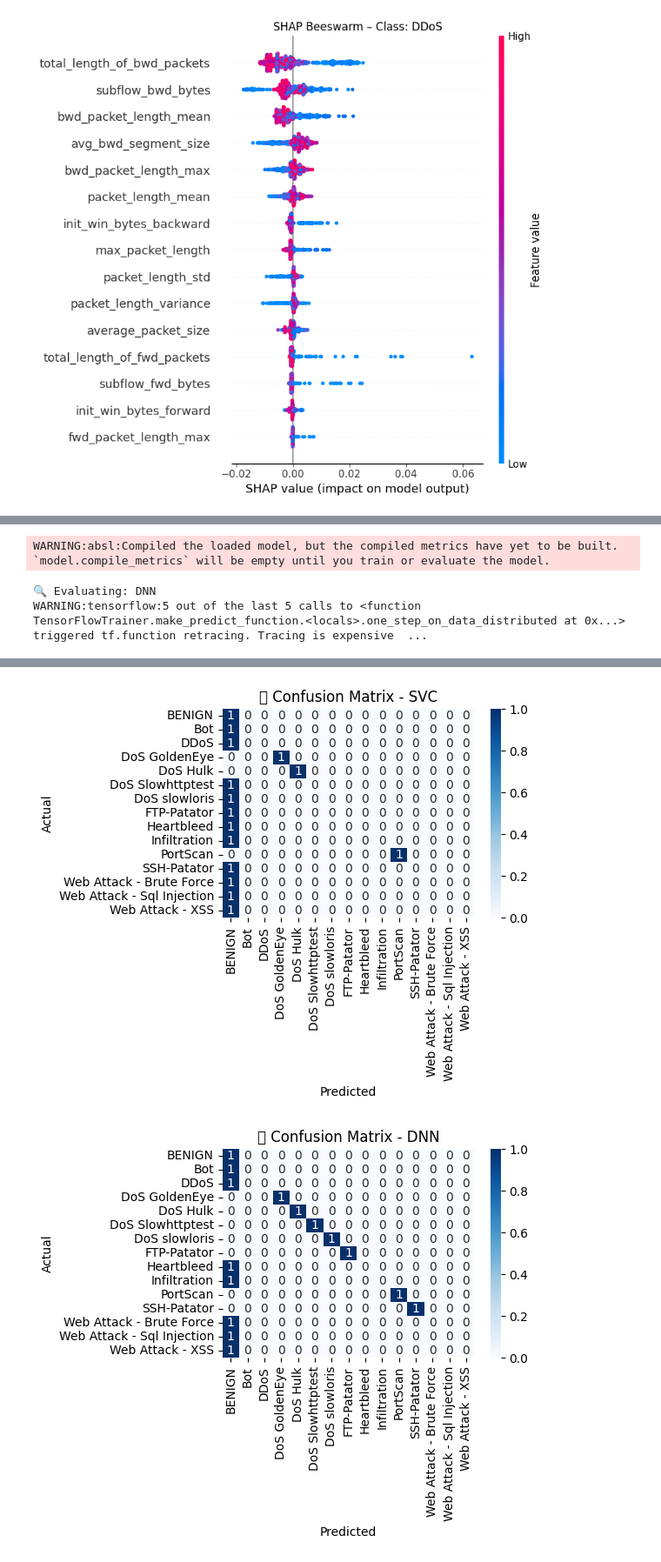
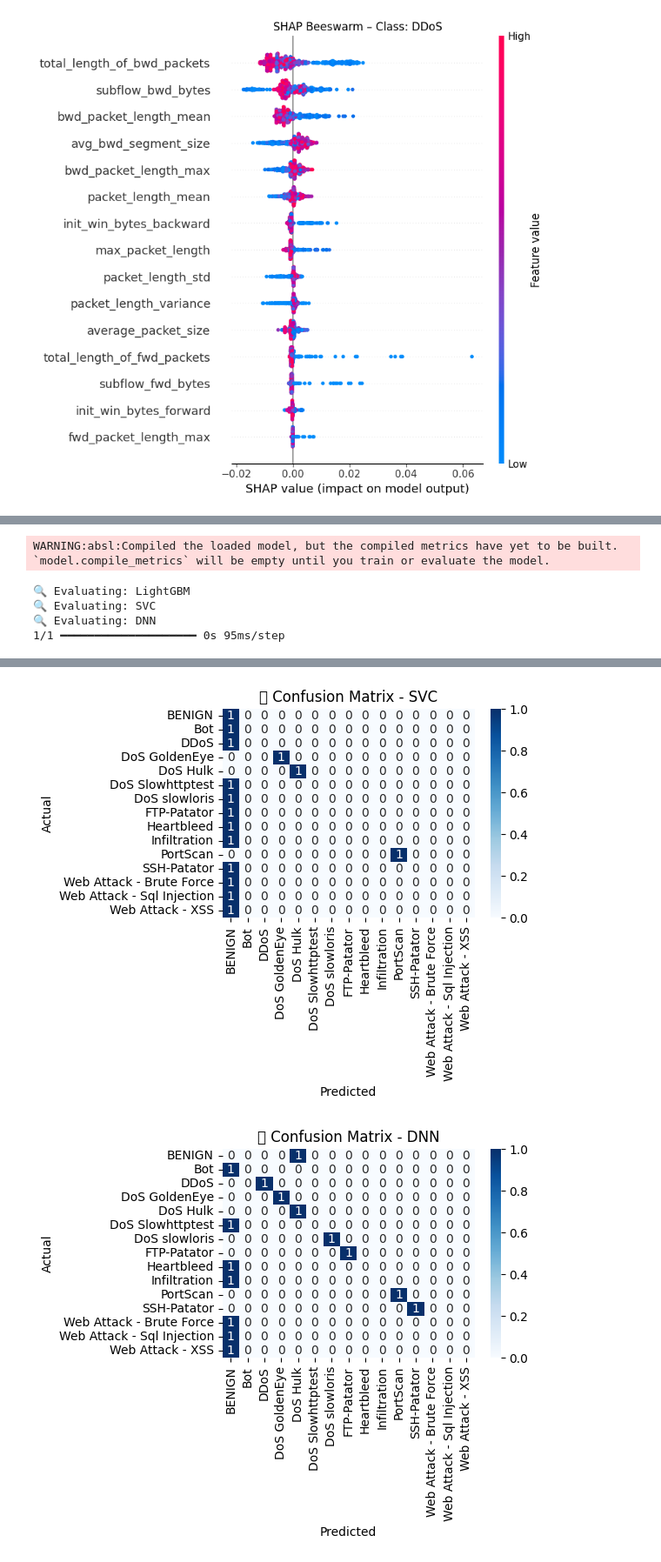
Before and after one commit to thenandansrinivas/XAINIDS, a Jupyter notebook: cicids/models.ipynb, the cells around one changed output, grey strips where cells are left out. Shown: that part at 87% size. Saved outputs shown, nothing was run; the diff lists cells and outputs as text; code cells hidden in the pictures.

Commit message:
completed all steps for 2 datasets CICIDS AND SIMARGL

```diff
--- a/cicids/models.ipynb
+++ b/cicids/models.ipynb
@@ -748,7 +748,7 @@ model_list = [
     "XGBoost", "LightGBM", "SVC", "DNN"
 ]
 
-visualize_all_models(model_list, json_path="./docs/test.json")
+visualize_all_models(model_list, json_path="./test.json")
 # %% [output]
 🔍 Evaluating: Logistic Regression
 🔍 Evaluating: Decision Tree
@@ -759,3 +757,5 @@ visualize_all_models(model_list, json_path="./docs/test.json")
 WARNING:absl:Compiled the loaded model, but the compiled metrics have yet to be built. `model.compile_metrics` will be empty until you train or evaluate the model.
+🔍 Evaluating: LightGBM
+🔍 Evaluating: SVC
 🔍 Evaluating: DNN
-WARNING:tensorflow:5 out of the last 5 calls to <function TensorFlowTrainer.make_predict_function.<locals>.one_step_on_data_distributed at 0x...> triggered tf.function retracing. Tracing is expensive  ...
+1/1 ━━━━━━━━━━━━━━━━━━━━ 0s 95ms/step
@@ -765,7 +763,7 @@ WARNING:tensorflow:5 out of the last 5 calls to <function TensorFlowTrainer.make
 [figure]
 [figure]
 [figure]
 [figure]
 [figure]
 [figure]
-[figure, old version]
+[figure, new version]
```
Also changed, not shown: parts of 2 cells of this notebook, 5 other files.
